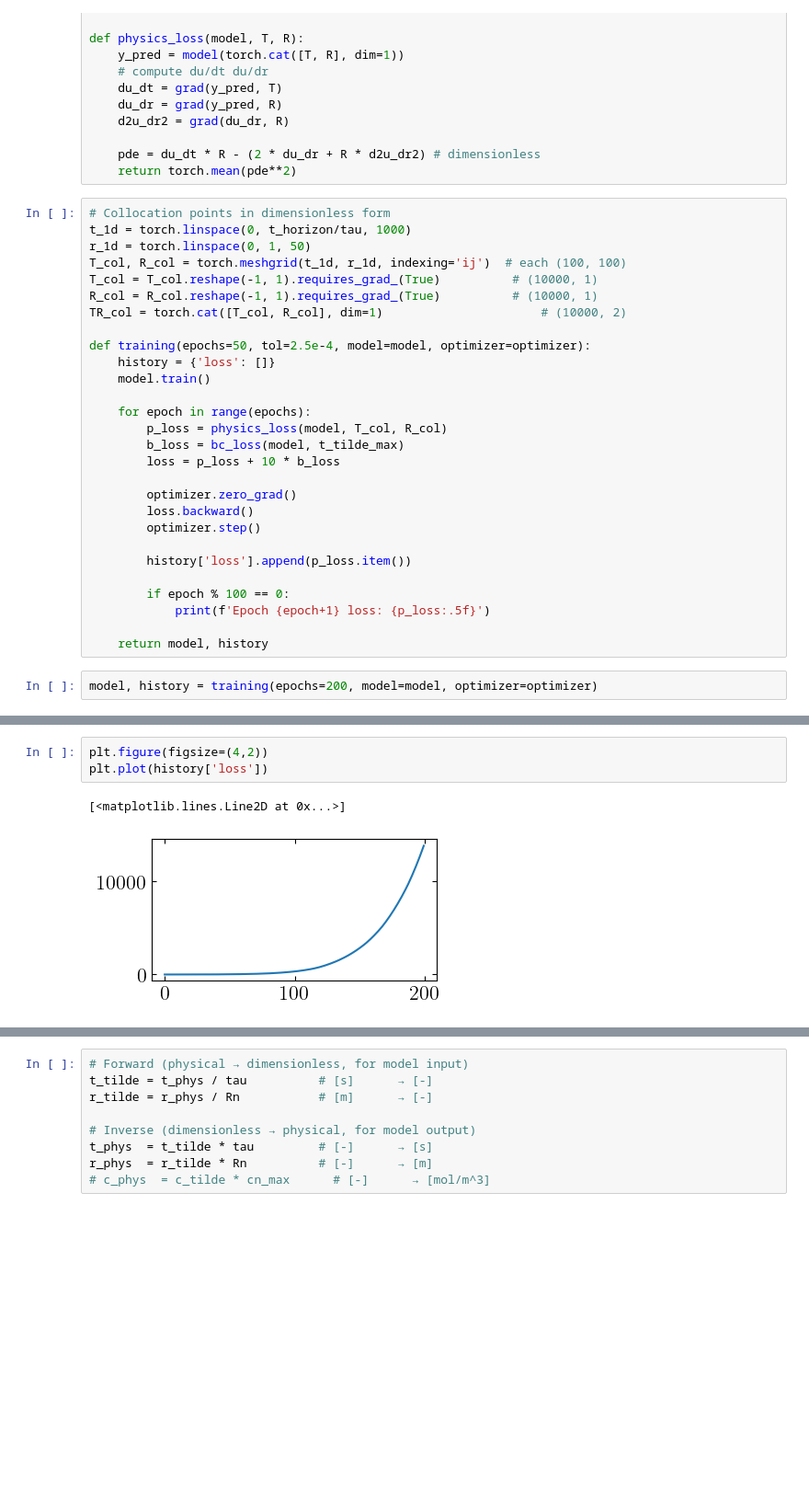
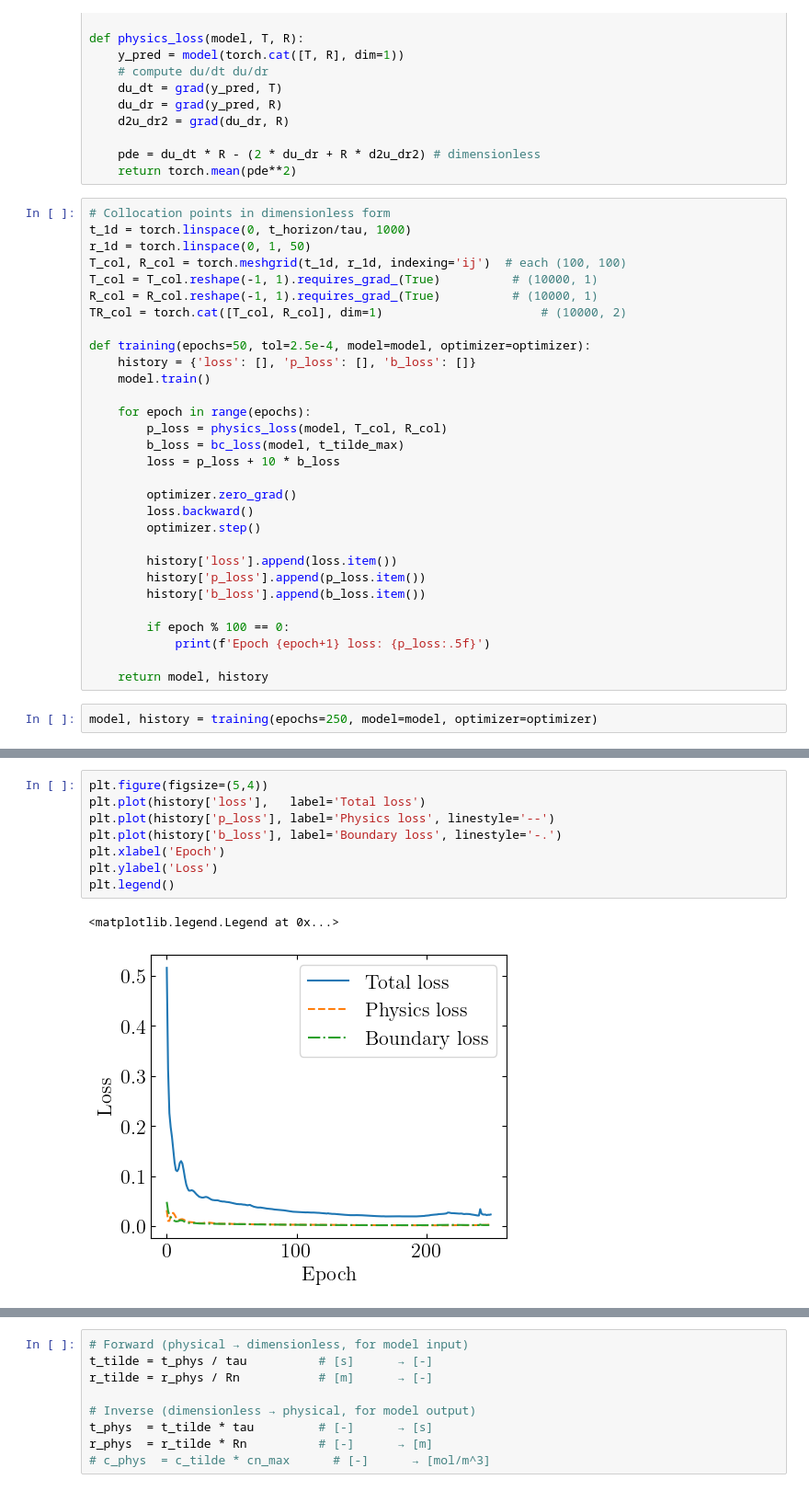
Before and after one commit to j-haralds/MSc_thesis, a Jupyter notebook: program/PINN/2.1_JN_PINN.ipynb, the cells around one changed output, grey strips where cells are left out. Shown at 92% size. Saved outputs shown, nothing was run; the diff lists cells and outputs as text; blank space fills up the shorter version.

```diff
--- a/program/PINN/2.1_JN_PINN.ipynb
+++ b/program/PINN/2.1_JN_PINN.ipynb
@@ -156,7 +161,7 @@ R_col = R_col.reshape(-1, 1).requires_grad_(True)          # (10000, 1)
 TR_col = torch.cat([T_col, R_col], dim=1)                      # (10000, 2)
 
 def training(epochs=50, tol=2.5e-4, model=model, optimizer=optimizer):
-    history = {'loss': []}
+    history = {'loss': [], 'p_loss': [], 'b_loss': []}
     model.train()
 
     for epoch in range(epochs):
@@ -168,12 +173,14 @@ def training(epochs=50, tol=2.5e-4, model=model, optimizer=optimizer):
         loss.backward()
         optimizer.step()
 
-        history['loss'].append(p_loss.item())
+        history['loss'].append(loss.item())
+        history['p_loss'].append(p_loss.item())
+        history['b_loss'].append(b_loss.item())
 
         if epoch % 100 == 0:
             print(f'Epoch {epoch+1} loss: {p_loss:.5f}')
 
     return model, history
 # %%
-model, history = training(epochs=200, model=model, optimizer=optimizer)
+model, history = training(epochs=250, model=model, optimizer=optimizer)
 # %% [output]
@@ -182,7 +190,12 @@ Epoch 101 loss: 330.87656
 # %%
-plt.figure(figsize=(4,2))
-plt.plot(history['loss'])
+plt.figure(figsize=(5,4))
+plt.plot(history['loss'],   label='Total loss')
+plt.plot(history['p_loss'], label='Physics loss', linestyle='--')
+plt.plot(history['b_loss'], label='Boundary loss', linestyle='-.')
+plt.xlabel('Epoch')
+plt.ylabel('Loss')
+plt.legend()
 # %% [output]
-[<matplotlib.lines.Line2D at 0x...>]
+<matplotlib.legend.Legend at 0x...>
-[figure, old version]
+[figure, new version]
 # %%
```
Also changed, not shown: parts of 5 cells of this notebook.
